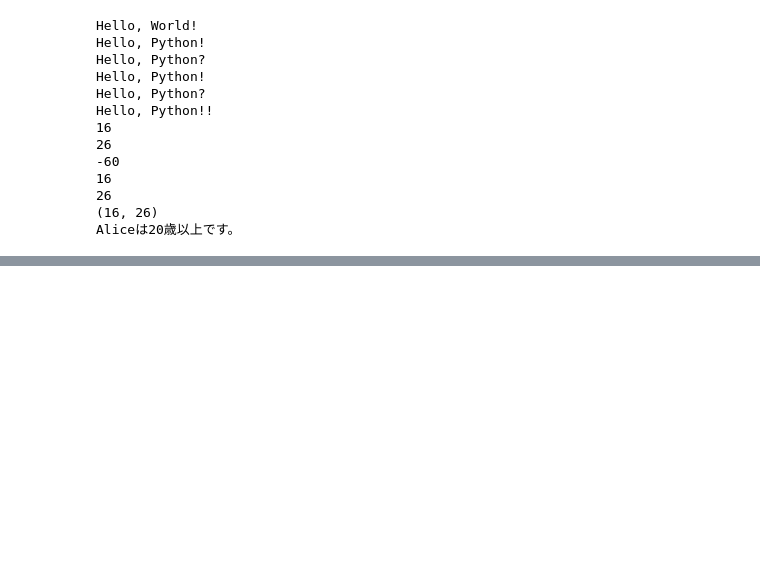
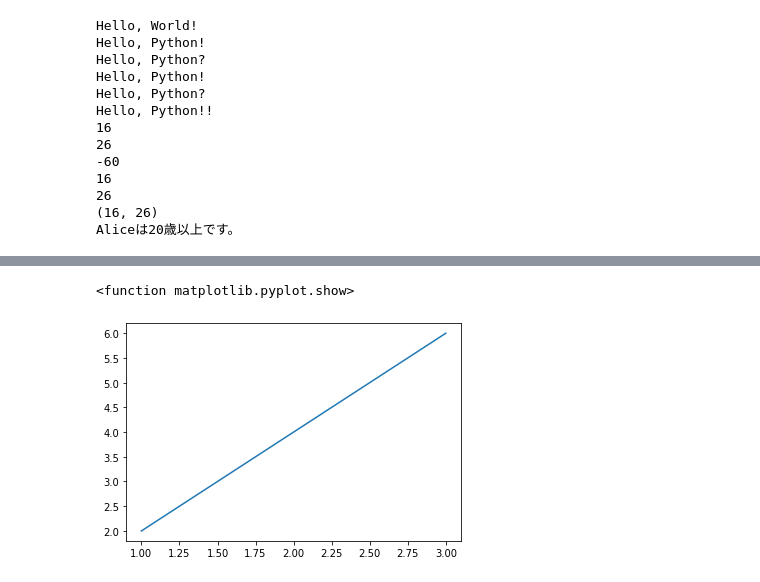
Before and after one commit to haruya0605037/sample2, a Jupyter notebook: python1w.ipynb, the cells around one changed output, grey strips where cells are left out. Cells and saved outputs as stored; diff of their text form; code cells hidden in the pictures; blank space fills up the shorter version.

```diff
--- a/python1w.ipynb
+++ b/python1w.ipynb
@@ -569,0 +630,11 @@ print("点数", sample_function(3, 5))
+# %%
+import matplotlib.pyplot as plt
+
+x = [1, 2, 3]
+y = [2, 4, 6]
+
+plt.plot(x, y)  # MTLABスタイル pltにplotメソッド
+plt.show
+# %% [output]
+<function matplotlib.pyplot.show>
+[figure, added]
```
Also changed, not shown: parts of 28 cells of this notebook.
